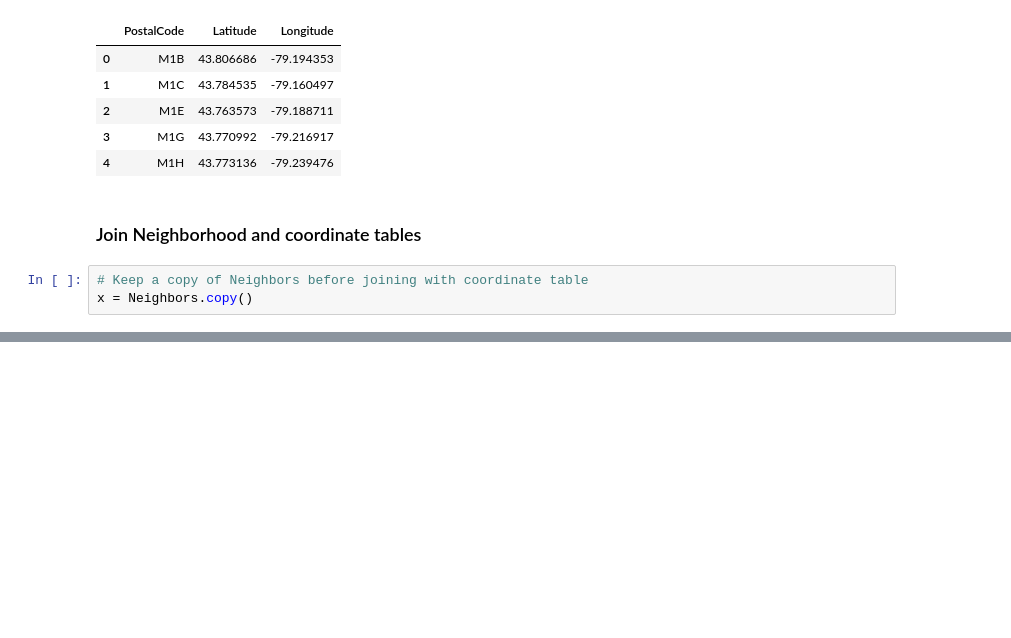
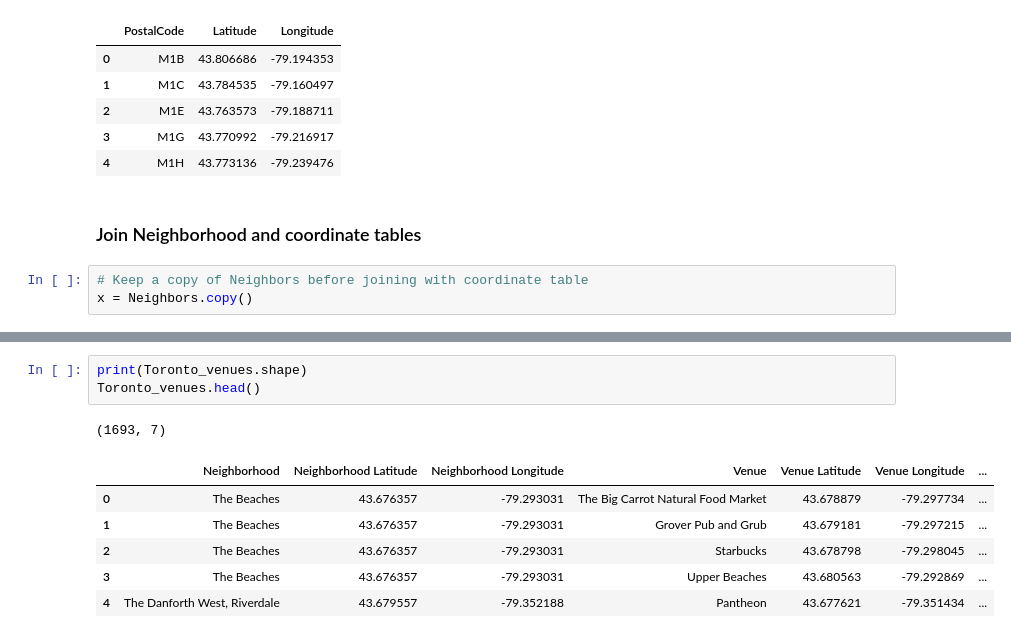
Before and after one commit to Ehsan-Negahbani/Coursera_Capstone, a Jupyter notebook: Toronto_Neighborhoods.ipynb, the cells around one changed output, grey strips where cells are left out. Drawn from its saved outputs; the diff is of its cells as text; blank space fills up the shorter version.

```diff
--- a/Toronto_Neighborhoods.ipynb
+++ b/Toronto_Neighborhoods.ipynb
@@ -173,0 +421,11 @@ new.head()
+# %%
+print(Toronto_venues.shape)
+Toronto_venues.head()
+# %% [output]
+(1693, 7)
+|  | Neighborhood | Neighborhood Latitude | Neighborhood Longitude | Venue | Venue Latitude | Venue Longitude | ... |
+| 0 | The Beaches | 43.676357 | -79.293031 | The Big Carrot Natural Food Market | 43.678879 | -79.297734 | ... |
+| 1 | The Beaches | 43.676357 | -79.293031 | Grover Pub and Grub | 43.679181 | -79.297215 | ... |
+| 2 | The Beaches | 43.676357 | -79.293031 | Starbucks | 43.678798 | -79.298045 | ... |
+| 3 | The Beaches | 43.676357 | -79.293031 | Upper Beaches | 43.680563 | -79.292869 | ... |
+| 4 | The Danforth West, Riverdale | 43.679557 | -79.352188 | Pantheon | 43.677621 | -79.351434 | ... |
```
Also changed, not shown: parts of 51 cells of this notebook.
